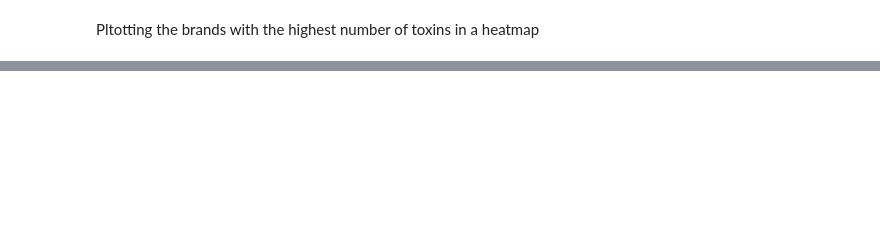
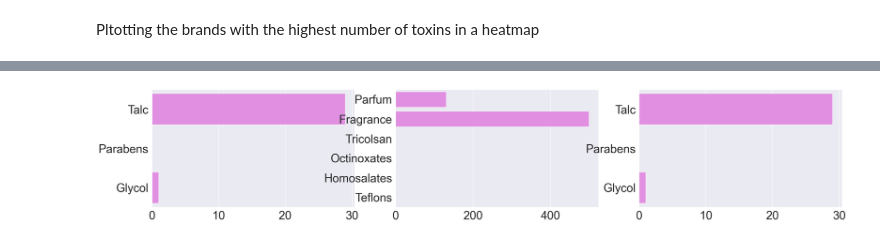
Before and after one commit to mahakanakala/toxins, a Jupyter notebook: toxins_in_beauty_products.ipynb, the cells around one changed output, grey strips where cells are left out. Saved outputs shown, nothing was run; the diff lists cells and outputs as text; code cells hidden in the pictures; blank space fills up the shorter version.

Commit message:
added subplots

```diff
--- a/toxins_in_beauty_products.ipynb
+++ b/toxins_in_beauty_products.ipynb
@@ -484,0 +677,43 @@ ValueError: 'cosmetics.csv' is not one of the example datasets.
+# %%
+ethanolamine_occ = df[df['Ingredients'].str.contains('Ethanolamine')].shape[0]
+oxybenzone_occ = df[df['Ingredients'].str.contains("Oxybenzone")].shape[0]
+resorcinol_occ = df[df['Ingredients'].str.contains("Resorcinol")].shape[0]
+formaldehyde_occ = df[df['Ingredients'].str.contains("Formaldehyde")].shape[0]
+diethanolamine_occ = df[df['Ingredients'].str.contains("Diethanol")].shape[0]
+silanes_occ = df[df['Ingredients'].str.contains("Silane")].shape[0]
+siloxanes_occ = df[df['Ingredients'].str.contains("Siloxane")].shape[0]
+octinaxate_occ = df[df['Ingredients'].str.contains("Octinaxate")].shape[0]
+
+parfum_occ = df[df['Ingredients'].str.contains("Parfum")].shape[0]
+fragrance_occ = df[df['Ingredients'].str.contains("Fragrance")].shape[0]
+triclosan_occ = df[df['Ingredients'].str.contains("triclosan")].shape[0]
+octinoxates_occ = df[df['Ingredients'].str.contains("Octinaxate")].shape[0]
+homosalate_occ = df[df['Ingredients'].str.contains("homosalate")].shape[0]
+teflon_occ = df[df['Ingredients'].str.contains("teflon")].shape[0]
+
+
+occurances1 = [parfum_occ, fragrance_occ, triclosan_occ, octinoxates_occ, homosalate_occ, teflon_occ]
+chemicals1 = ['Parfum', 'Fragrance', 'Tricolsan', 'Octinoxates', 'Homosalates', 'Teflons']
+
+
+
+
+talc_occ = df[df['Ingredients'].str.contains("Talc")].shape[0]
+parabens_occ = df[df['Ingredients'].str.contains("Parabens")].shape[0]
+glycol_occ = df[df['Ingredients'].str.contains("Polyethylene Glycol")].shape[0]
+
+occurances2 = [talc_occ, parabens_occ, glycol_occ]
+chemicals2 = ['Talc', 'Parabens', 'Glycol']
+
+#total_chem = chemicals + chemicals1 + chemicals2 for swarmplot
+
+fig,axs = plt.subplots(ncols = 3, figsize=(35,6))
+sns.barplot(x=occurances, y=chemicals,  color = 'violet', ax=axs[0])
+sns.barplot(x=occurances1, y=chemicals1,  color = 'violet', ax=axs[1])
+sns.barplot(x=occurances2, y=chemicals2,  color = 'violet', ax=axs[2])
+
+
+
+plt.show()
+# %% [output]
+[figure, added]
```
Also changed, not shown: parts of 9 cells of this notebook.
